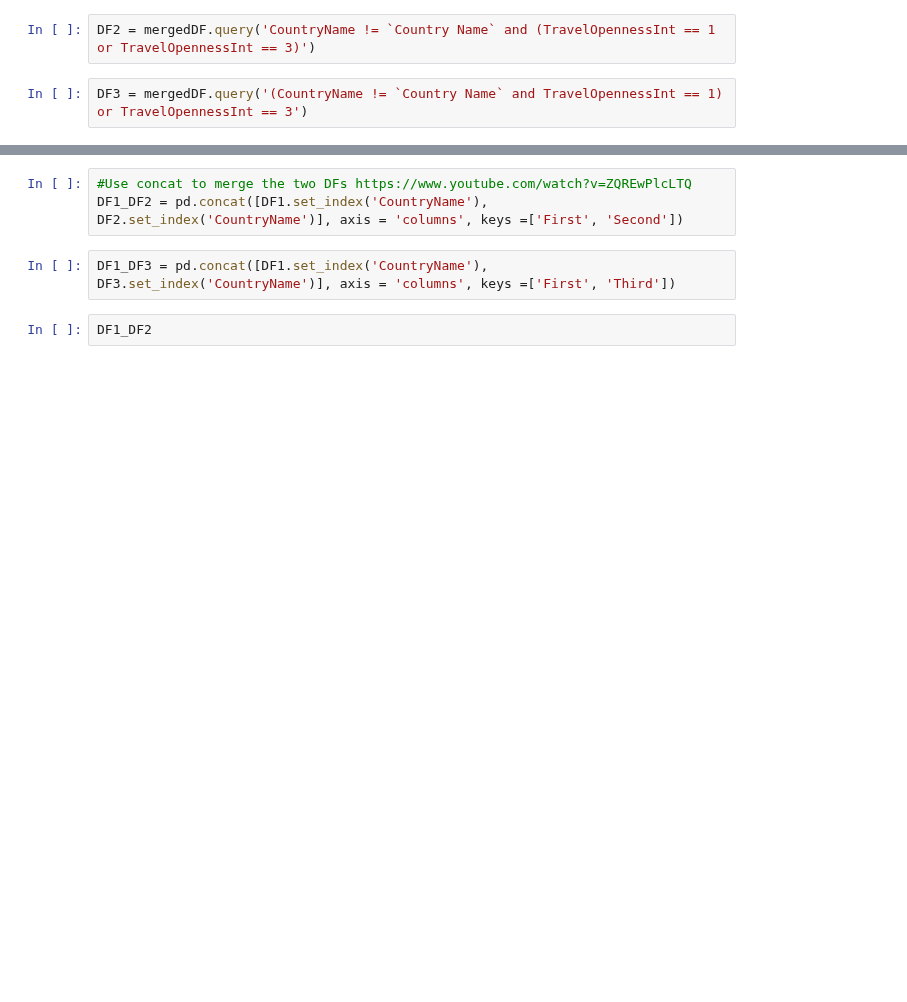
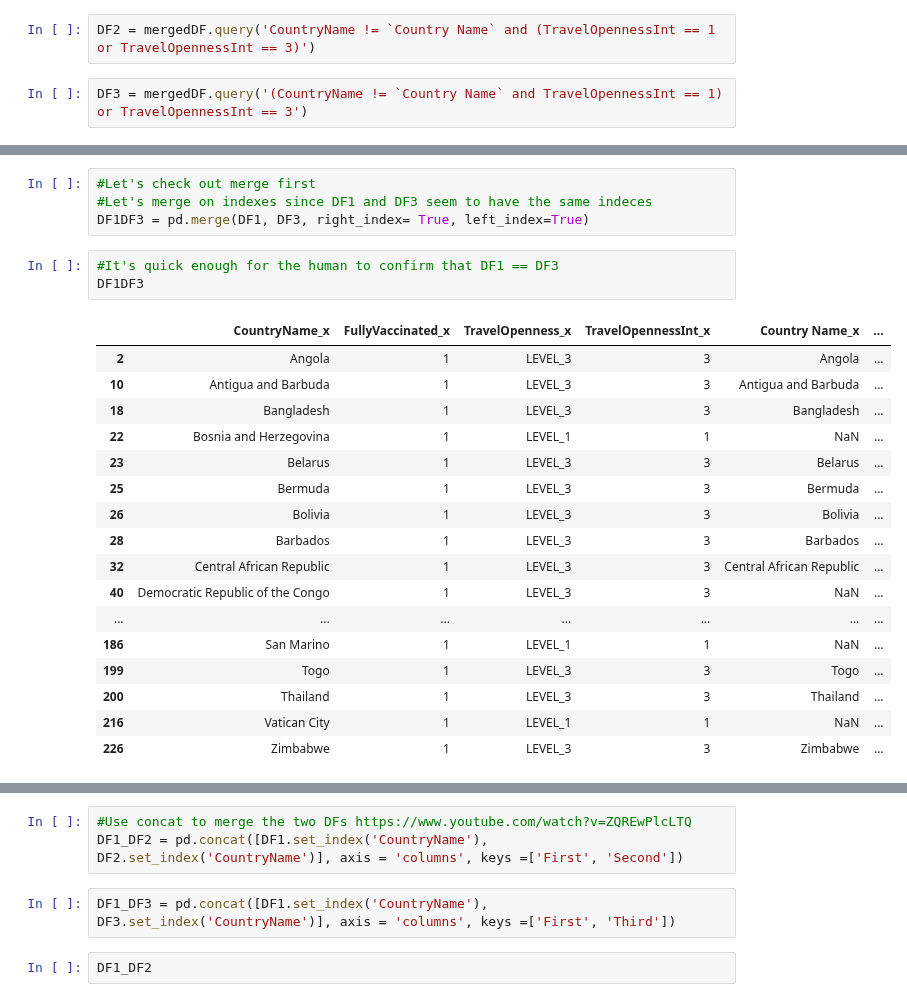
Before and after one commit to bossiilaria/Python, a Jupyter notebook: IntlExp/IntlExp.ipynb, the cells around one changed output, grey strips where cells are left out. Saved outputs shown, nothing was run; the diff lists cells and outputs as text; blank space fills up the shorter version.

Commit message:
'mergeDFs'

```diff
--- a/IntlExp/IntlExp.ipynb
+++ b/IntlExp/IntlExp.ipynb
@@ -757,0 +794,25 @@ DF3 = mergedDF.query('(CountryName != `Country Name` and TravelOpennessInt == 1)
+# %%
+#Let's check out merge first
+#Let's merge on indexes since DF1 and DF3 seem to have the same indeces
+DF1DF3 = pd.merge(DF1, DF3, right_index= True, left_index=True)
+# %%
+#It's quick enough for the human to confirm that DF1 == DF3
+DF1DF3
+# %% [output]
+|  | CountryName_x | FullyVaccinated_x | TravelOpenness_x | TravelOpennessInt_x | Country Name_x | ... |
+| 2 | Angola | 1 | LEVEL_3 | 3 | Angola | ... |
+| 10 | Antigua and Barbuda | 1 | LEVEL_3 | 3 | Antigua and Barbuda | ... |
+| 18 | Bangladesh | 1 | LEVEL_3 | 3 | Bangladesh | ... |
+| 22 | Bosnia and Herzegovina | 1 | LEVEL_1 | 1 | NaN | ... |
+| 23 | Belarus | 1 | LEVEL_3 | 3 | Belarus | ... |
+| 25 | Bermuda | 1 | LEVEL_3 | 3 | Bermuda | ... |
+| 26 | Bolivia | 1 | LEVEL_3 | 3 | Bolivia | ... |
+| 28 | Barbados | 1 | LEVEL_3 | 3 | Barbados | ... |
+| 32 | Central African Republic | 1 | LEVEL_3 | 3 | Central African Republic | ... |
+| 40 | Democratic Republic of the Congo | 1 | LEVEL_3 | 3 | NaN | ... |
+| ... | ... | ... | ... | ... | ... | ... |
+| 186 | San Marino | 1 | LEVEL_1 | 1 | NaN | ... |
+| 199 | Togo | 1 | LEVEL_3 | 3 | Togo | ... |
+| 200 | Thailand | 1 | LEVEL_3 | 3 | Thailand | ... |
+| 216 | Vatican City | 1 | LEVEL_1 | 1 | NaN | ... |
+| 226 | Zimbabwe | 1 | LEVEL_3 | 3 | Zimbabwe | ... |
```
Also changed, not shown: parts of 18 cells of this notebook, 3 other files.
